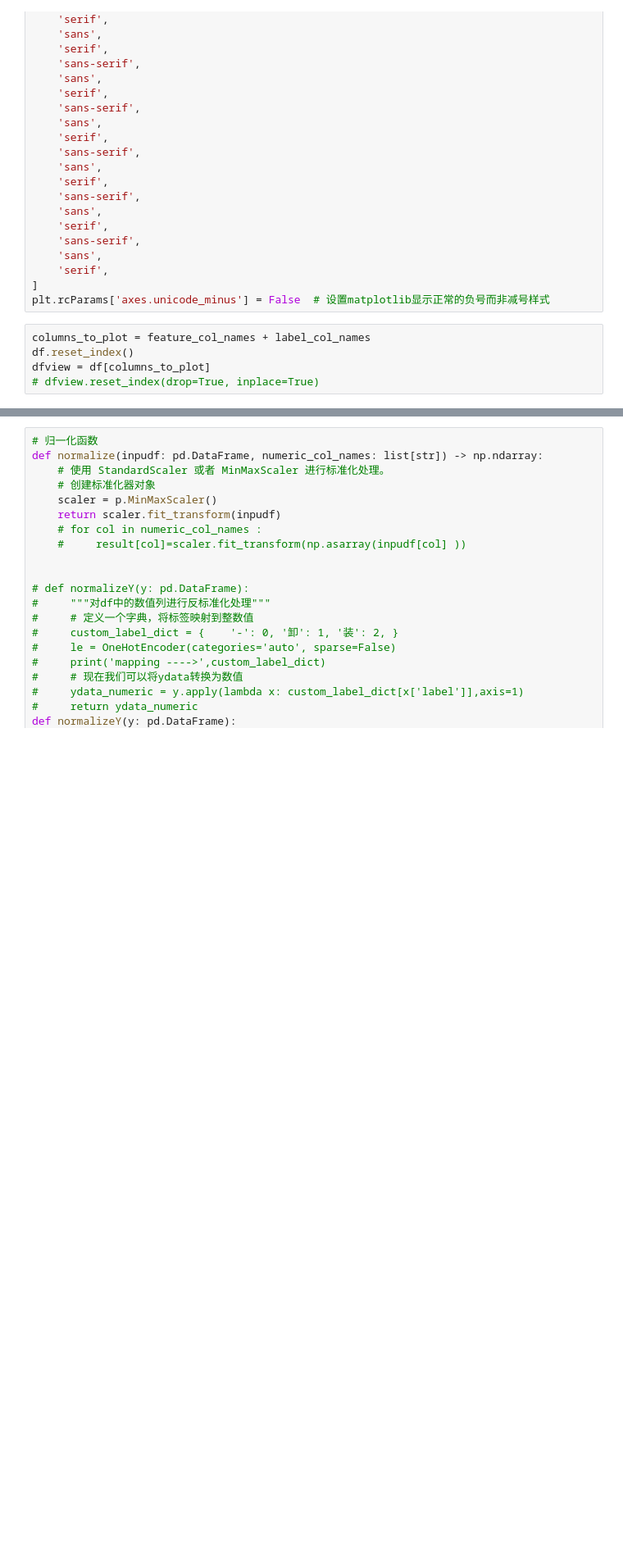
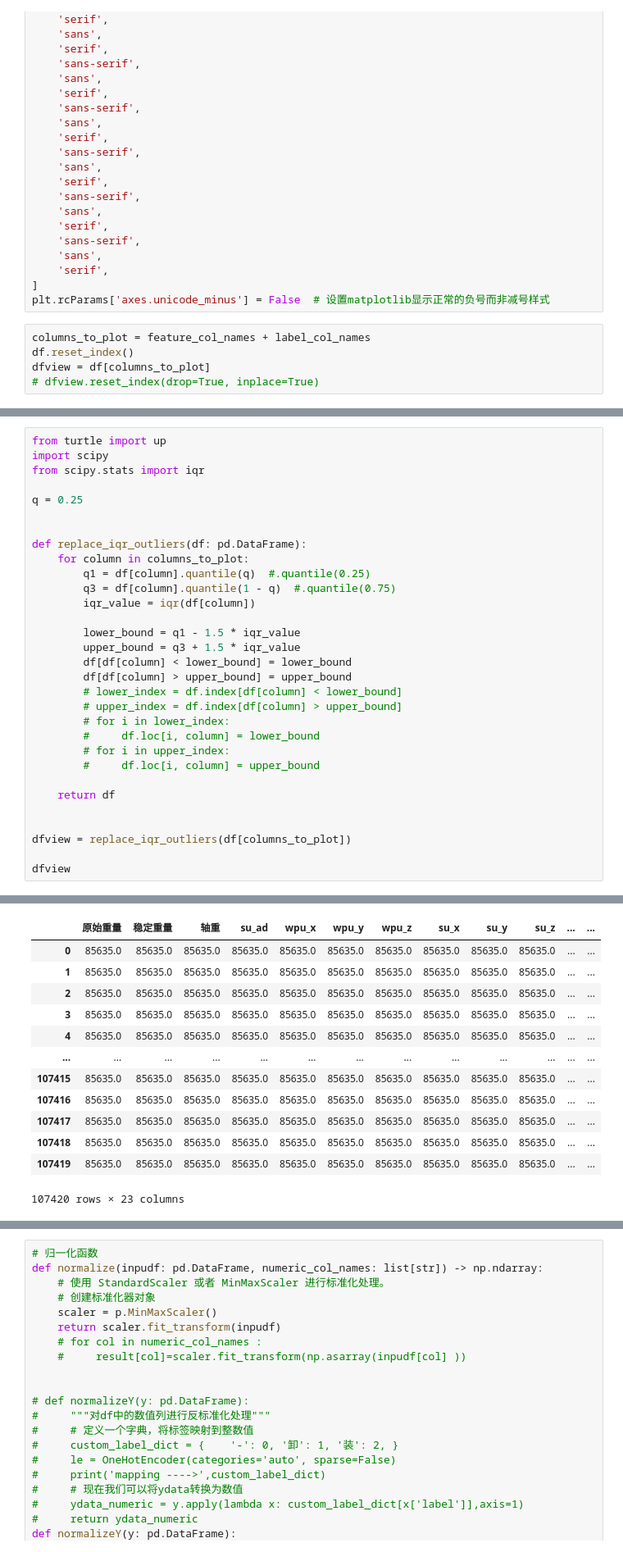
Before and after one commit to ainiubility/CNN-LSTM-Attention, a Jupyter notebook: C_L_A_train_alldata.ipynb, the cells around one changed output, grey strips where cells are left out. Shown: that part at 82% size. Cells and saved outputs as stored; diff of their text form; blank space fills up the shorter version.

```diff
--- a/C_L_A_train_alldata.ipynb
+++ b/C_L_A_train_alldata.ipynb
@@ -337,0 +286,32 @@ label ---> (0,)
+# %%
+from turtle import up
+import scipy
+from scipy.stats import iqr
+
+q = 0.25
+
+
+def replace_iqr_outliers(df: pd.DataFrame):
+    for column in columns_to_plot:
+        q1 = df[column].quantile(q)  #.quantile(0.25)
+        q3 = df[column].quantile(1 - q)  #.quantile(0.75)
+        iqr_value = iqr(df[column])
+
+        lower_bound = q1 - 1.5 * iqr_value
+        upper_bound = q3 + 1.5 * iqr_value
+        df[df[column] < lower_bound] = lower_bound
+        df[df[column] > upper_bound] = upper_bound
+        # lower_index = df.index[df[column] < lower_bound]
+        # upper_index = df.index[df[column] > upper_bound]
+        # for i in lower_index:
+        #     df.loc[i, column] = lower_bound
+        # for i in upper_index:
+        #     df.loc[i, column] = upper_bound
+
+    return df
+
+
+dfview = replace_iqr_outliers(df[columns_to_plot])
+
+dfview
+# %% [output]
@@ -338,3 +335,16 @@ label ---> (0,)
+|  | 原始重量 | 稳定重量 | 轴重 | su_ad | wpu_x | wpu_y | wpu_z | su_x | su_y | su_z | ... | ... |
+| 0 | 85635.0 | 85635.0 | 85635.0 | 85635.0 | 85635.0 | 85635.0 | 85635.0 | 85635.0 | 85635.0 | 85635.0 | ... | ... |
+| 1 | 85635.0 | 85635.0 | 85635.0 | 85635.0 | 85635.0 | 85635.0 | 85635.0 | 85635.0 | 85635.0 | 85635.0 | ... | ... |
+| 2 | 85635.0 | 85635.0 | 85635.0 | 85635.0 | 85635.0 | 85635.0 | 85635.0 | 85635.0 | 85635.0 | 85635.0 | ... | ... |
+| 3 | 85635.0 | 85635.0 | 85635.0 | 85635.0 | 85635.0 | 85635.0 | 85635.0 | 85635.0 | 85635.0 | 85635.0 | ... | ... |
+| 4 | 85635.0 | 85635.0 | 85635.0 | 85635.0 | 85635.0 | 85635.0 | 85635.0 | 85635.0 | 85635.0 | 85635.0 | ... | ... |
+| ... | ... | ... | ... | ... | ... | ... | ... | ... | ... | ... | ... | ... |
+| 107415 | 85635.0 | 85635.0 | 85635.0 | 85635.0 | 85635.0 | 85635.0 | 85635.0 | 85635.0 | 85635.0 | 85635.0 | ... | ... |
+| 107416 | 85635.0 | 85635.0 | 85635.0 | 85635.0 | 85635.0 | 85635.0 | 85635.0 | 85635.0 | 85635.0 | 85635.0 | ... | ... |
+| 107417 | 85635.0 | 85635.0 | 85635.0 | 85635.0 | 85635.0 | 85635.0 | 85635.0 | 85635.0 | 85635.0 | 85635.0 | ... | ... |
+| 107418 | 85635.0 | 85635.0 | 85635.0 | 85635.0 | 85635.0 | 85635.0 | 85635.0 | 85635.0 | 85635.0 | 85635.0 | ... | ... |
+| 107419 | 85635.0 | 85635.0 | 85635.0 | 85635.0 | 85635.0 | 85635.0 | 85635.0 | 85635.0 | 85635.0 | 85635.0 | ... | ... |
+107420 rows × 23 columns
 # %%
 import matplotlib.pyplot as plt
 # 假设你有多个列需要比较
```
Also changed, not shown: parts of 6 cells of this notebook.
